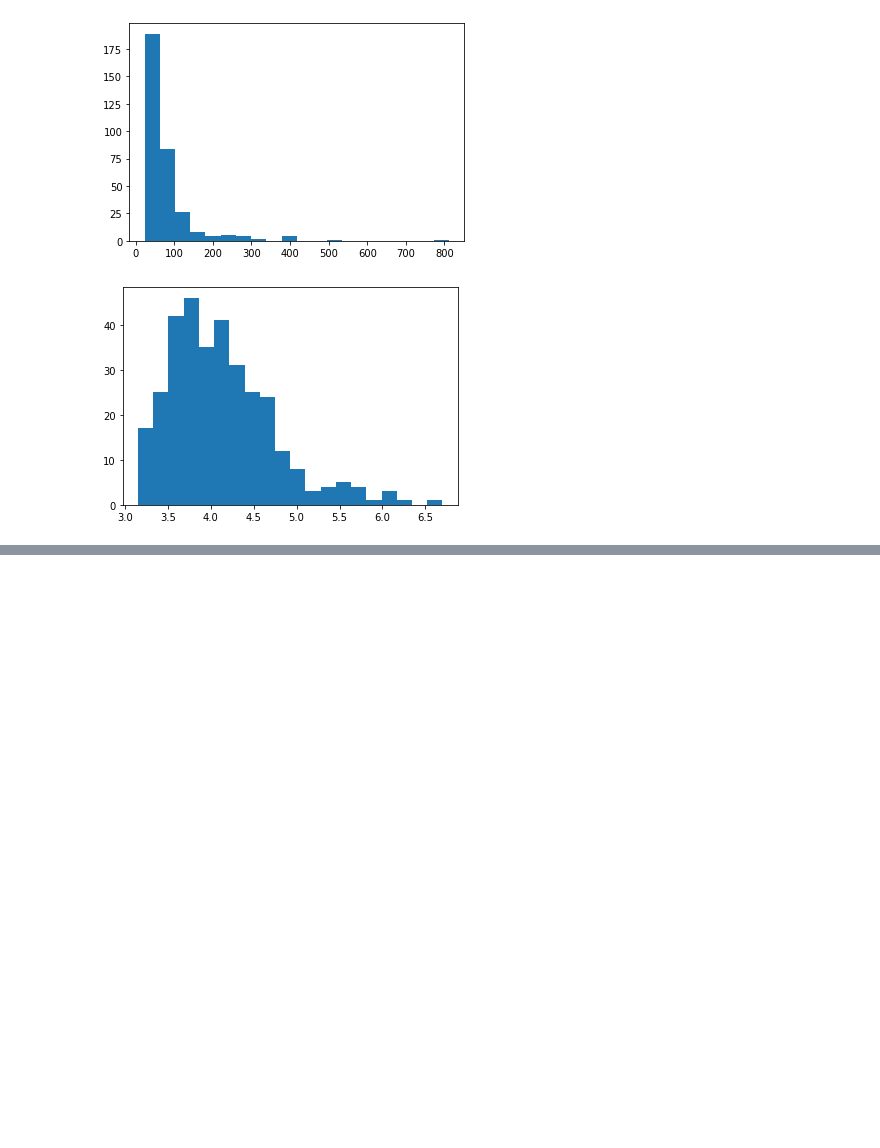
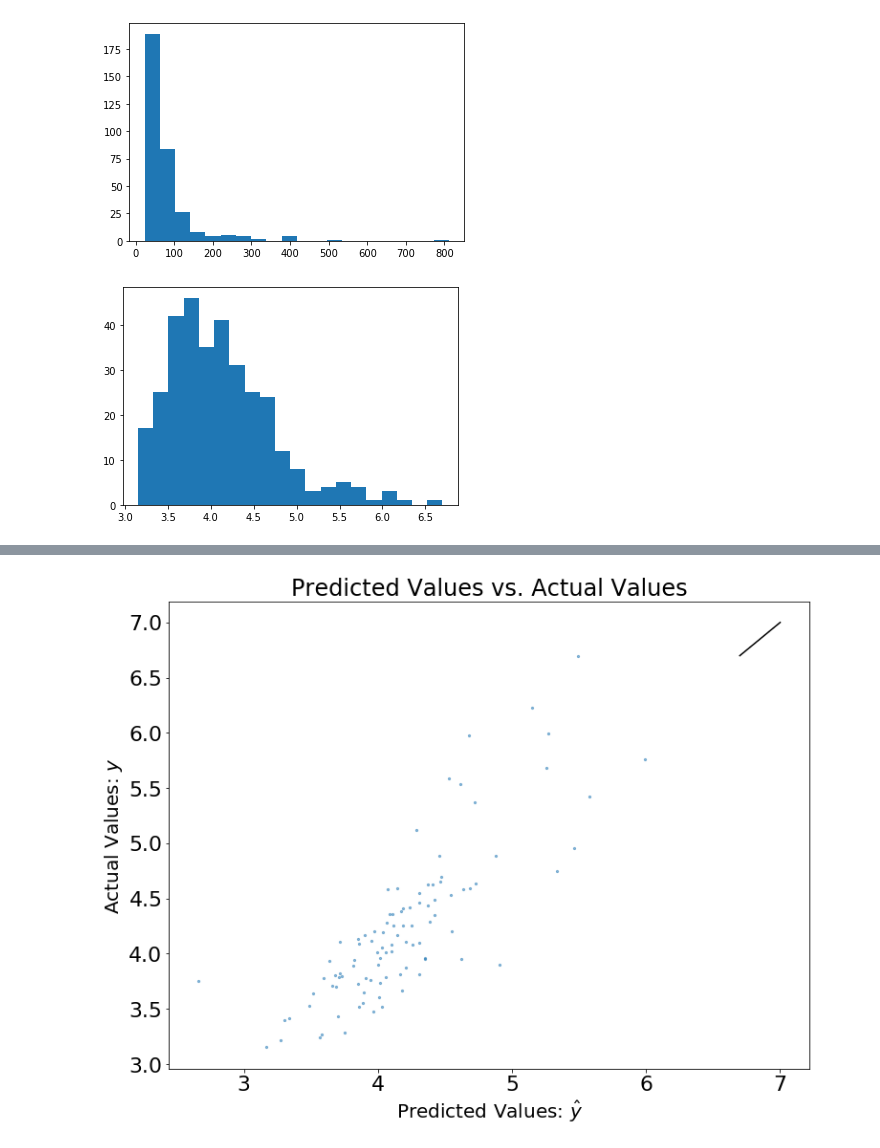
Before and after one commit to aejsong/Predicting-Neighborhood-Affluence-with-Yelp, a Jupyter notebook: Code/Echo_model_practice.ipynb, the cells around one changed output, grey strips where cells are left out. Saved outputs shown, nothing was run; the diff lists cells and outputs as text; code cells hidden in the pictures; blank space fills up the shorter version.

```diff
--- a/Code/Echo_model_practice.ipynb
+++ b/Code/Echo_model_practice.ipynb
@@ -272,4 +389,0 @@ plt.scatter(df.latitude, df.longitude, c=km.labels_, s=1, cmap="tab20");
-# %%
-X.loc[:, "cluster"] = km.predict(location_data)
-X = pd.get_dummies(columns=["cluster"], data=X)
-X.head()
@@ -328,0 +832,18 @@ for k in range(2, 103, 5):
+# %%
+
+plt.figure(figsize=(12,9))
+plt.rc('font', size=22)
+# Generate a scatterplot of predicted values versus actual values.
+plt.scatter(y_pred, y_test, s=5, alpha = 0.5)
+
+# Plot a line.
+plt.plot([7, np.max(y_test)],
+         [7, np.max(y_test)],
+         color = 'black')
+
+# Tweak title and axis labels.
+plt.xlabel("Predicted Values: $\hat{y}$", fontsize = 20)
+plt.ylabel("Actual Values: $y$", fontsize = 20)
+plt.title('Predicted Values vs. Actual Values', fontsize = 24);
+# %% [output]
+[figure, added]
```
Also changed, not shown: parts of 83 cells of this notebook, 4 other files.
